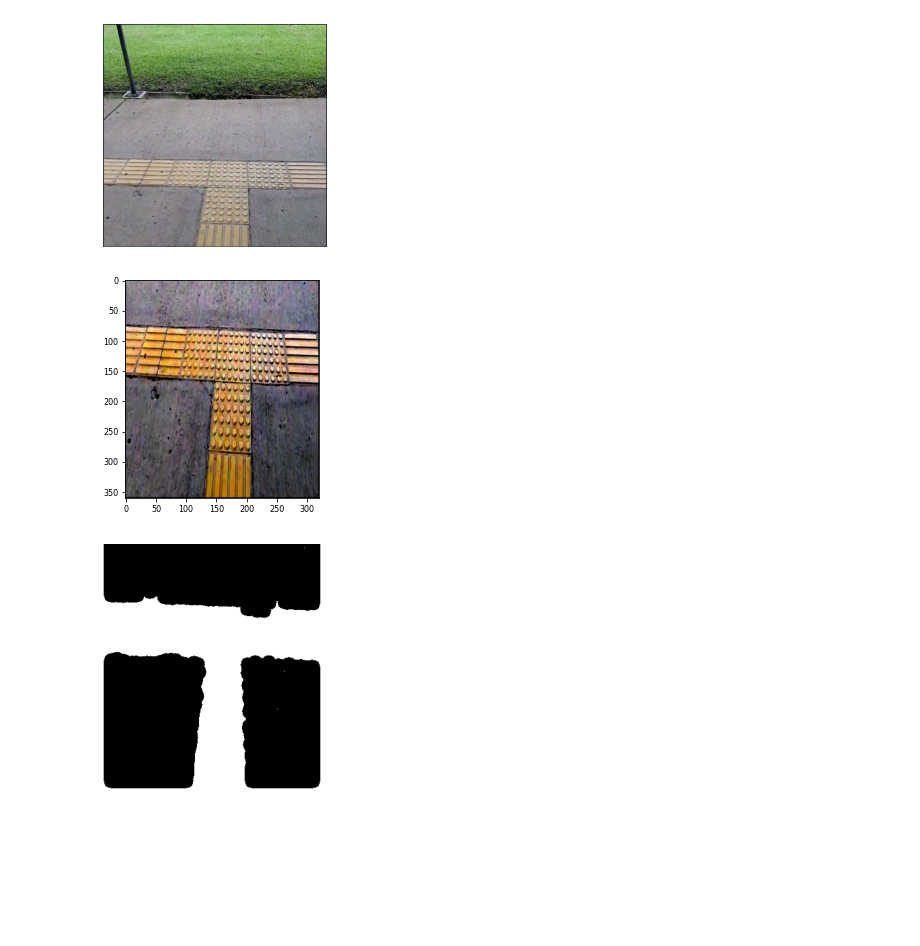
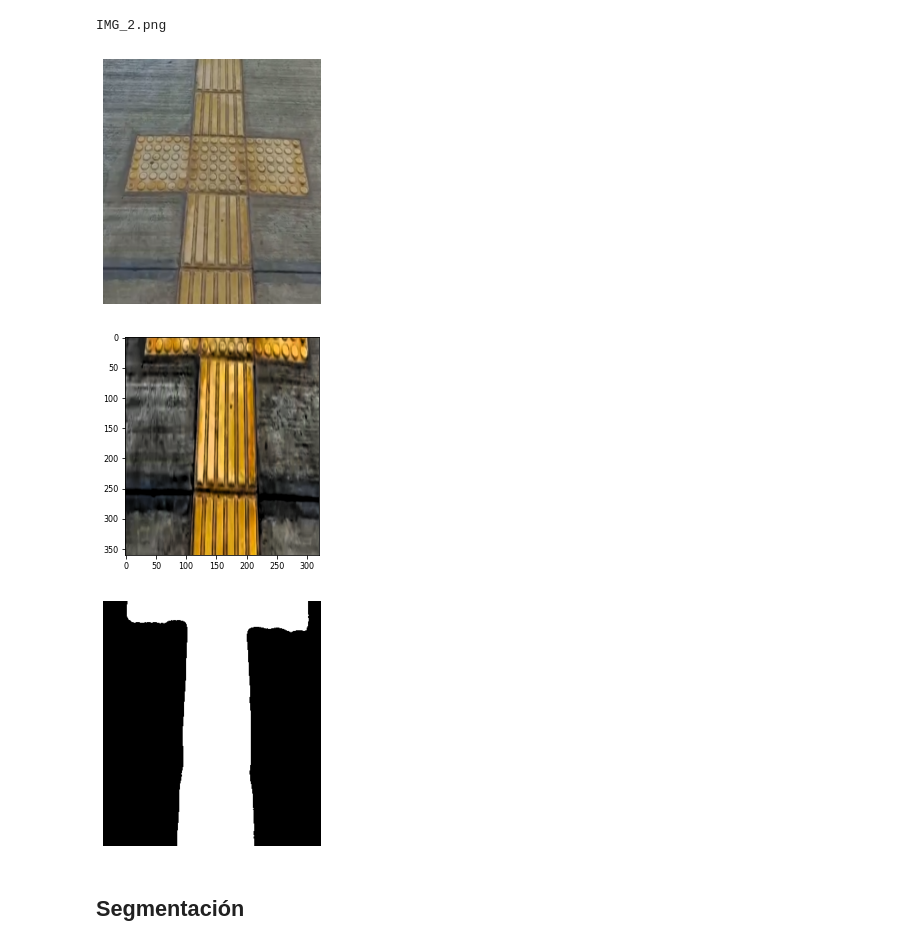
Before and after one commit to ChristopherMoralesA/Proyecto-Final-Vision, a Jupyter notebook: Notebook.ipynb, the cells around one changed output. Drawn from its saved outputs; the diff is of its cells as text; code cells hidden in the pictures; blank space fills up the shorter version.

Commit message:
Mejora preproc

```diff
--- a/Notebook.ipynb
+++ b/Notebook.ipynb
@@ -45,17 +65,6 @@ tamaño: (643, 644, 4)
 # Escala y Recorta la imagen a 360x320
 def edit_image(image):
     y,x = image.shape[:2]
-    y_div = y//2
-    x_div = x
-    cropped = image[y_div:y,0:x_div]
-    resized = resize(cropped,(360,320),preserve_range=True).astype(int)
+    cropped = image[int(y*Y_MIN):int(y*Y_MAX),int(x*X_MIN):int(x*X_MAX)]
+    resized = resize(cropped,(Y_PX,X_PX),preserve_range=True).astype(int)
     return resized
-
-resized1 = edit_image(img_org)
-"""
-plt.figure(figsize = (9,12))
-plt.imshow(resized1)
-plt.axis('off')
-plt.show()
-print('tamaño: ' + str(resized1.shape))
-"""
@@ -320,5 +308,5 @@ N_COLORS = 5
 # %%
-#Quantificacion 4 colores
+# Quantificacion 4 colores
 #https://scikit-learn.org/stable/auto_examples/cluster/plot_color_quantization.html#sphx-glr-auto-examples-cluster-plot-color-quantization-py
 
 def recreate_image(codebook, labels, w, h):
@@ -351,8 +339,10 @@ def img_to_5_colors(img):
     #print(coloresh)
     #print(coloress)
     #print(coloresv)
+    #pru = recreate_image(colores, labels, w, h)
+    #plt.imshow(pru)
     for i in range(N_COLORS):
-        if not (0.1 < coloresh[i] < 0.19 and coloress[i] > 0.3 and coloresv[i] > 0.15):
+        if not (0.07 < coloresh[i] < 0.19 and coloress[i] > 0.3 and coloresv[i] > 0.15):
             colores[i] = [0, 0, 0]
         new_img = recreate_image(colores, labels, w, h)
     #plt.imshow(new_img)
@@ -398,32 +404,32 @@ def preproc(img):
     img_RGB =rgba2rgb(resized)
     img_HSV =rgb2hsv(img_RGB)
     img_eq = img_HSV
-    p2s, p98s = np.percentile(img_HSV[:,:,1], (2, 98))
-    img_rescale_sat = exposure.rescale_intensity(img_HSV[:,:,1], in_range=(p2s, p98s))
-    p2c, p98c = np.percentile(img_HSV[:,:,2], (2, 98))
-    img_rescale_con = exposure.rescale_intensity(img_HSV[:,:,2], in_range=(p2c, p98c))
-    img_eq[:,:,1] = img_rescale_sat
-    img_eq[:,:,2] = img_rescale_con
+    img_eq[:,:,1] = stretch_hsv(img_HSV,1)
+    img_eq[:,:,2] = stretch_hsv(img_HSV,2)
     plt.imshow(hsv2rgb(img_eq))
     plt.show()
     quant = img_to_5_colors(img_HSV)
     return quant
 # %%
-file_path = os.path.join(path , 'IMG_08.png')
-img_org = io.imread(file_path)
+index =np.random.randint(0,len(lista_fotos))
+print('IMG_' + str(index+1) + '.png')
+img_org_RGB = rgba2rgb(edit_image(lista_fotos[index]))
 plt.figure(figsize = (4,4.5))
-plt.imshow(img_org, cmap='gray')
+plt.imshow(img_org_RGB, cmap='gray')
 plt.axis('off')
 plt.show()
-quant = preproc(img_org)
+quant = preproc(img_org_RGB)
 plt.figure(figsize = (4,4.5))
 plt.imshow(quant, cmap='gray')
 plt.axis('off')
 plt.show()
 # %% [output]
+IMG_2.png
-[figure, old version]
+[figure, new version]
-[figure, old version]
+[figure, new version]
-[figure, old version]
+[figure, new version]
+# %% [markdown]
+## Segmentación
 # %%
 segmented, num_segments = label(quant,return_num = True,connectivity= None)
 print(num_segments)
```
Also changed, not shown: parts of 21 cells of this notebook, 23 other files.
